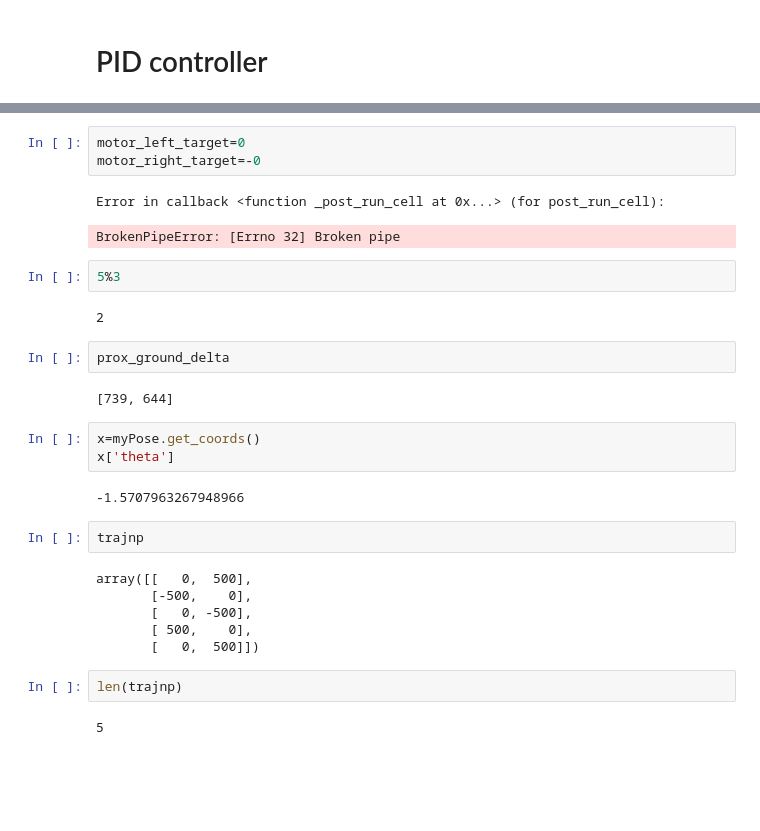
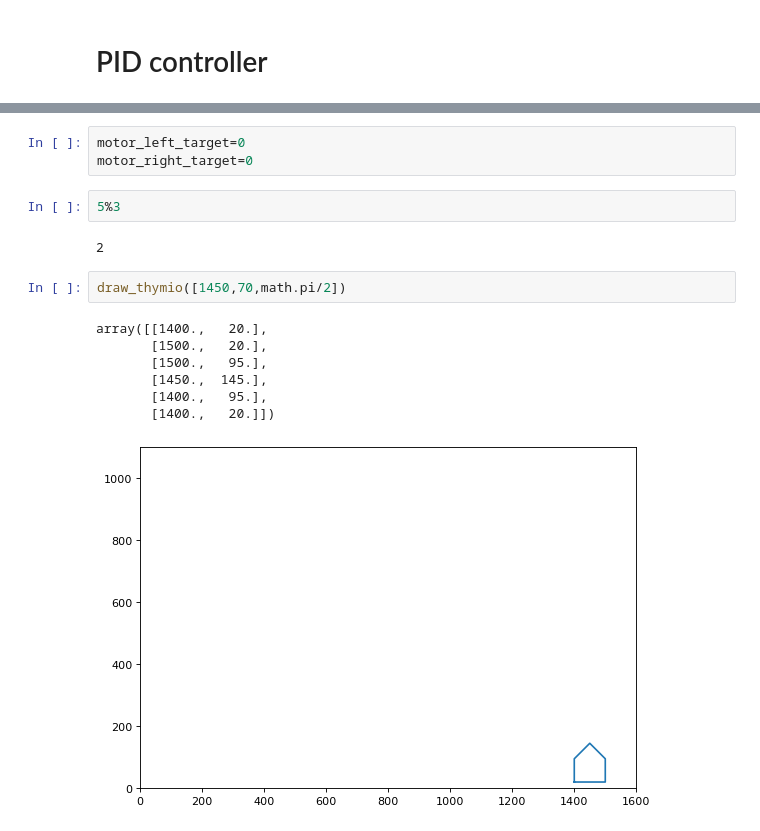
Before and after one commit to vphilippoz/MobileRobotics, a Jupyter notebook: path_following.ipynb, the cells around one changed output, grey strips where cells are left out. Saved outputs shown, nothing was run; the diff lists cells and outputs as text; blank space fills up the shorter version.

```diff
--- a/path_following.ipynb
+++ b/path_following.ipynb
@@ -295,31 +321,17 @@ def follow_path(pose,traj) :
 # %%
 motor_left_target=0
-motor_right_target=-0
+motor_right_target=0
-# %% [output]
-Error in callback <function _post_run_cell at 0x...> (for post_run_cell):
-BrokenPipeError: [Errno 32] Broken pipe
 # %%
 5%3
 # %% [output]
 2
-# %%
-prox_ground_delta
-# %% [output]
-[739, 644]
-# %%
-x=myPose.get_coords()
-x['theta']
-# %% [output]
--1.5707963267948966
 # %%
-trajnp
+draw_thymio([1450,70,math.pi/2])
 # %% [output]
-array([[   0,  500],
-       [-500,    0],
-       [   0, -500],
-       [ 500,    0],
-       [   0,  500]])
+array([[1400.,   20.],
+       [1500.,   20.],
+       [1500.,   95.],
+       [1450.,  145.],
+       [1400.,   95.],
+       [1400.,   20.]])
+[figure, added]
-# %%
-len(trajnp)
-# %% [output]
-5
```
Also changed, not shown: parts of 13 cells of this notebook.
